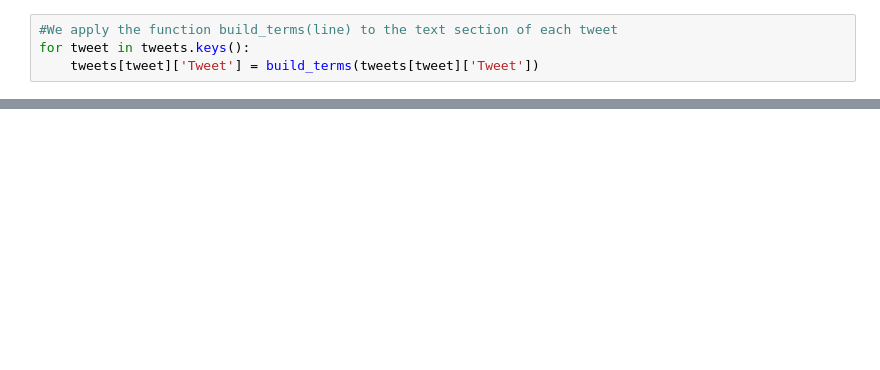
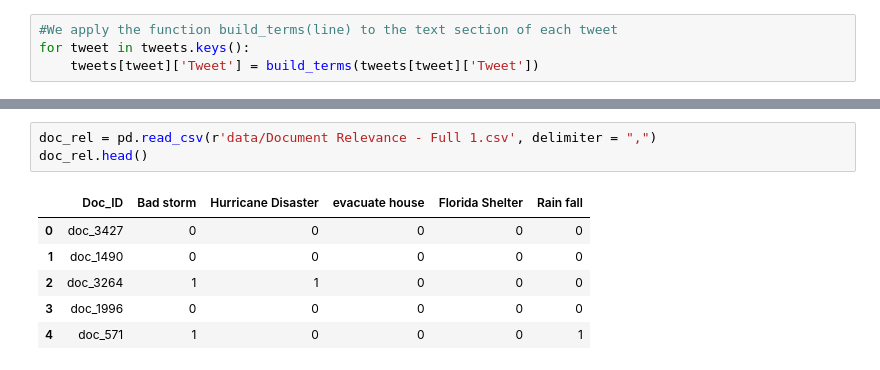
Before and after one commit to carlota10/IRWA_2223, a Jupyter notebook: IRWA project.ipynb, the cells around one changed output, grey strips where cells are left out. Drawn from its saved outputs; the diff is of its cells as text; blank space fills up the shorter version.

```diff
--- a/IRWA project.ipynb
+++ b/IRWA project.ipynb
@@ -139,0 +447,10 @@ tweets[list(tweets.keys())[2570]]
+# %%
+doc_rel = pd.read_csv(r'data/Document Relevance - Full 1.csv', delimiter = ",")
+doc_rel.head()
+# %% [output]
+|  | Doc_ID | Bad storm | Hurricane Disaster | evacuate house | Florida Shelter | Rain fall |
+| 0 | doc_3427 | 0 | 0 | 0 | 0 | 0 |
+| 1 | doc_1490 | 0 | 0 | 0 | 0 | 0 |
+| 2 | doc_3264 | 1 | 1 | 0 | 0 | 0 |
+| 3 | doc_1996 | 0 | 0 | 0 | 0 | 0 |
+| 4 | doc_571 | 1 | 0 | 0 | 0 | 1 |
```
Also changed, not shown: parts of 159 cells of this notebook.
